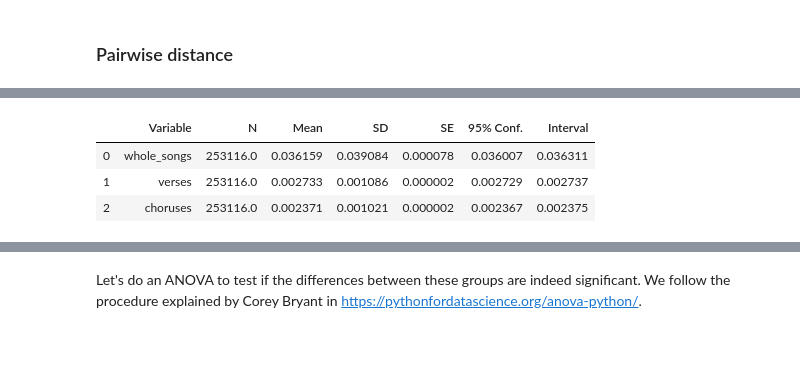
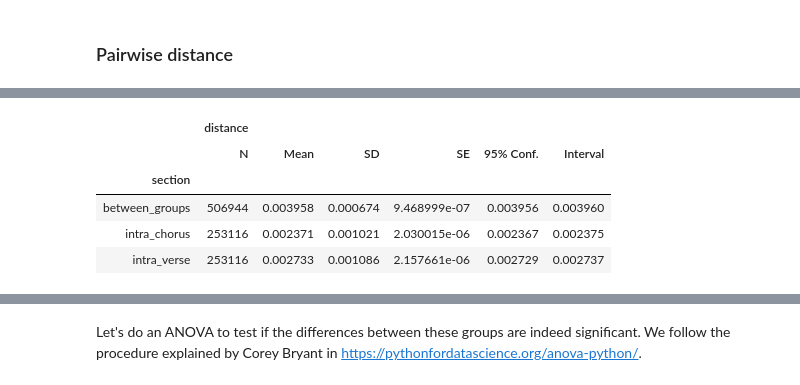
Before and after one commit to GiacomoAlliata/DigitalMusicologyProject, a Jupyter notebook: data_preprocessing.ipynb, the cells around one changed output, grey strips where cells are left out. Drawn from its saved outputs; the diff is of its cells as text; code cells hidden in the pictures; blank space fills up the shorter version.

```diff
--- a/data_preprocessing.ipynb
+++ b/data_preprocessing.ipynb
@@ -1082,7 +1099,7 @@ vocab_relative = dict.fromkeys(beats_collection_df.relative_chord.unique(), 0)
 # %% [markdown]
 Let's remove the non-chords elements.
 # %%
-for non_chord in ['', '&pause', 'nan']:
+for non_chord in ['', '&pause', 'nan', 'nan*']:
     vocab.pop(non_chord, None)
     vocab_relative.pop(non_chord, None)
 # %%
@@ -1140,10 +1183,10 @@ Length: 712, dtype: float64
 # %%
-def createBOW_df_section(df, section):
+def createBOW_df_section(df, section, vocab = vocab, chord = 'chord'):
     df_squeezed = squeeze(df, section)
-    bow_dict = createBOW(df_squeezed.chord.iloc[0])
+    bow_dict = createBOW(df_squeezed[chord].iloc[0], vocab)
     data = pd.DataFrame(bow_dict, index = [0])
     for i in range(1, len(df_squeezed.song_id.unique())):
-        bow_dict = createBOW(df_squeezed.chord.iloc[i])
+        bow_dict = createBOW(df_squeezed[chord].iloc[i], vocab)
         data = data.append(pd.DataFrame(bow_dict, index = [i]))
 
     return data
@@ -1413,7 +1557,20 @@ df_stacked_euclidean = GetStackedDfForANOVA(pairwise_distances_df_euclidean)
+# %%
+def createDistDf(df1, df2, features, distance = euclidean):
+    intra_dist_verse = pdist(df1.loc[:, features].values, distance)
+    intra_dist_chorus = pdist(df2.loc[:, features].values, distance)
+    between_dist = cdist(df1.loc[:, features].values, df2.loc[:, features].values, distance).flatten()
+    return pd.DataFrame({'distance':intra_dist_verse, 'section':'intra_verse'})\
+                          .append(pd.DataFrame({'distance':intra_dist_chorus, 'section':'intra_chorus'}))\
+                          .append(pd.DataFrame({'distance':between_dist, 'section':'between_groups'}))
+# %%
+dist_df = createDistDf(df_bow_verse, df_bow_chorus, vocab.keys())
+#dist_df_rel = createDistDf(df_bow_verse_rel, df_bow_chorus_rel, vocab_relative.keys())
 # %%
-rp.summary_cont(pairwise_distances_df_euclidean)
+rp.summary_cont(dist_df.groupby('section'))
 # %% [output]
-|  | Variable | N | Mean | SD | SE | 95% Conf. | Interval |
-| 0 | whole_songs | 253116.0 | 0.036159 | 0.039084 | 0.000078 | 0.036007 | 0.036311 |
-| 1 | verses | 253116.0 | 0.002733 | 0.001086 | 0.000002 | 0.002729 | 0.002737 |
-| 2 | choruses | 253116.0 | 0.002371 | 0.001021 | 0.000002 | 0.002367 | 0.002375 |
+|  | distance |  |  |  |  |  |
+|  | N | Mean | SD | SE | 95% Conf. | Interval |
+| section |  |  |  |  |  |  |
+| between_groups | 506944 | 0.003958 | 0.000674 | 9.468999e-07 | 0.003956 | 0.003960 |
+| intra_chorus | 253116 | 0.002371 | 0.001021 | 2.030015e-06 | 0.002367 | 0.002375 |
+| intra_verse | 253116 | 0.002733 | 0.001086 | 2.157661e-06 | 0.002729 | 0.002737 |
```
Also changed, not shown: parts of 70 cells of this notebook.
